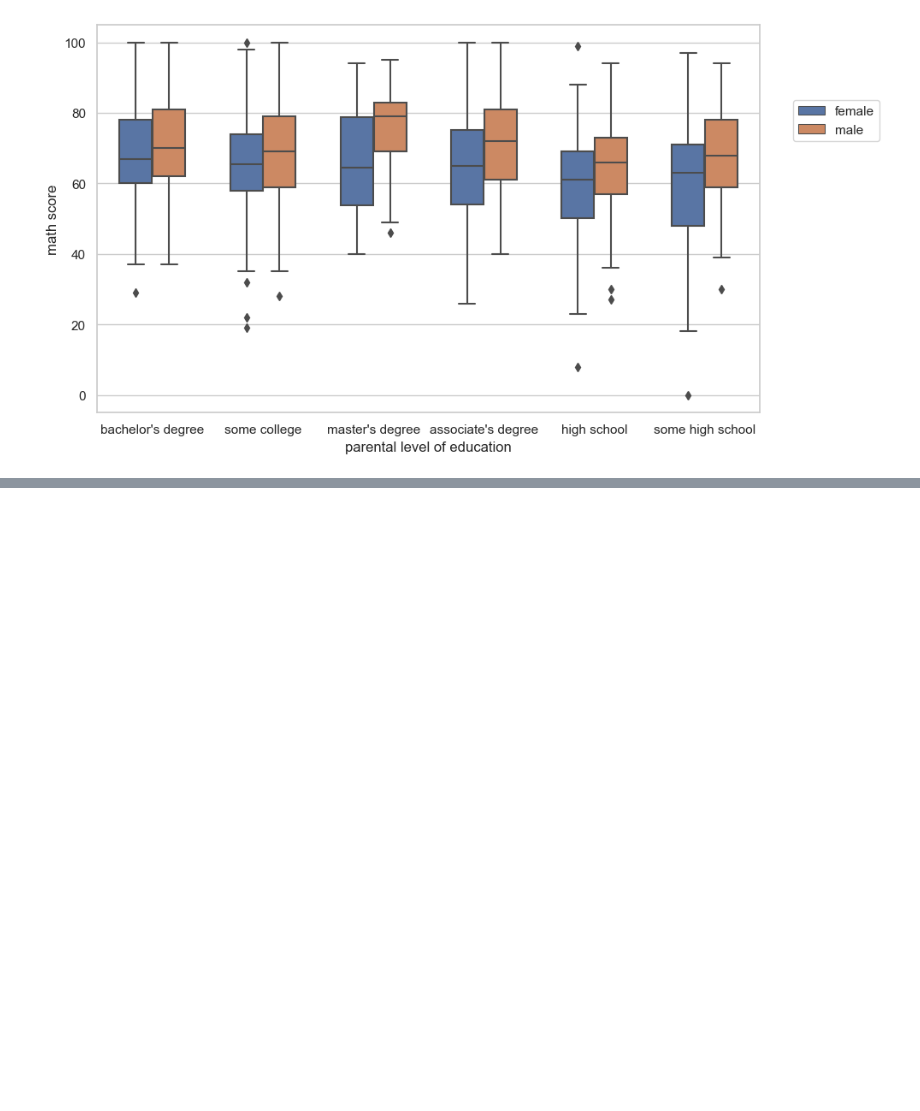
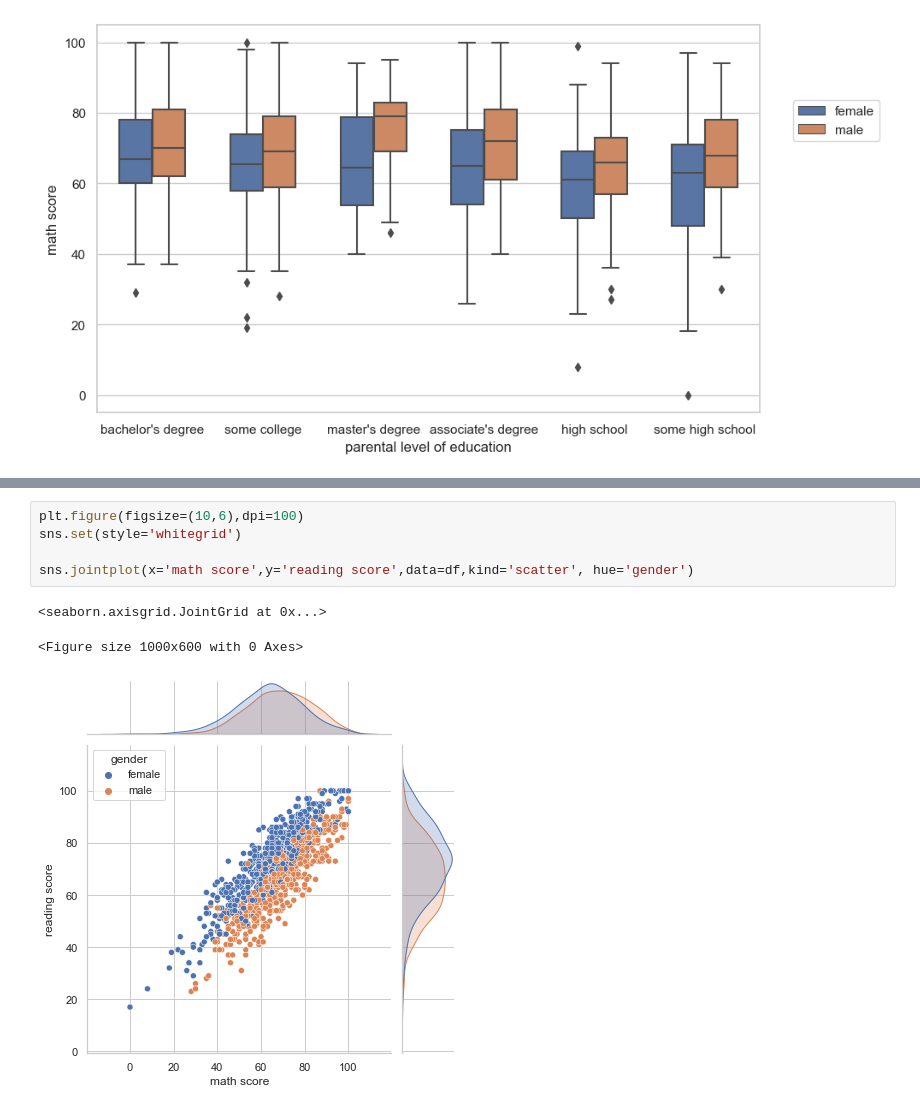
Before and after one commit to DanialAslam04/Time-Methods-pandas, a Jupyter notebook: Data Visualization/Seaborn/Data Visualization (Seaborn).ipynb, the cells around one changed output, grey strips where cells are left out. Saved outputs shown, nothing was run; the diff lists cells and outputs as text; blank space fills up the shorter version.

```diff
--- a/Data Visualization/Seaborn/Data Visualization (Seaborn).ipynb
+++ b/Data Visualization/Seaborn/Data Visualization (Seaborn).ipynb
@@ -321,0 +341,9 @@ plt.legend(loc=(1.05,0.7));
+# %%
+plt.figure(figsize=(10,6),dpi=100)
+sns.set(style='whitegrid')
+
+sns.jointplot(x='math score',y='reading score',data=df,kind='scatter', hue='gender')
+# %% [output]
+<seaborn.axisgrid.JointGrid at 0x...>
+<Figure size 1000x600 with 0 Axes>
+[figure, added]
```
Also changed, not shown: parts of 14 cells of this notebook.
